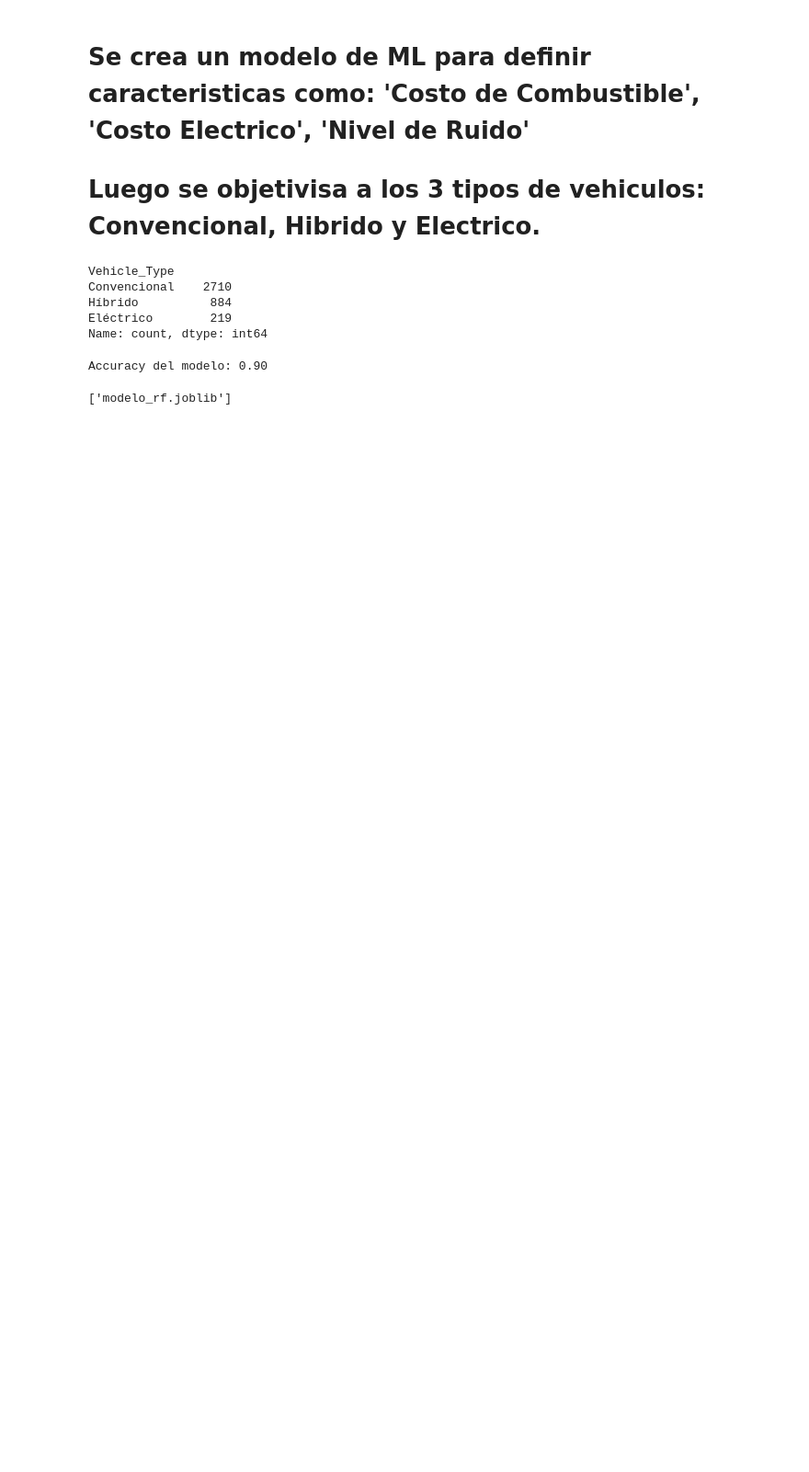
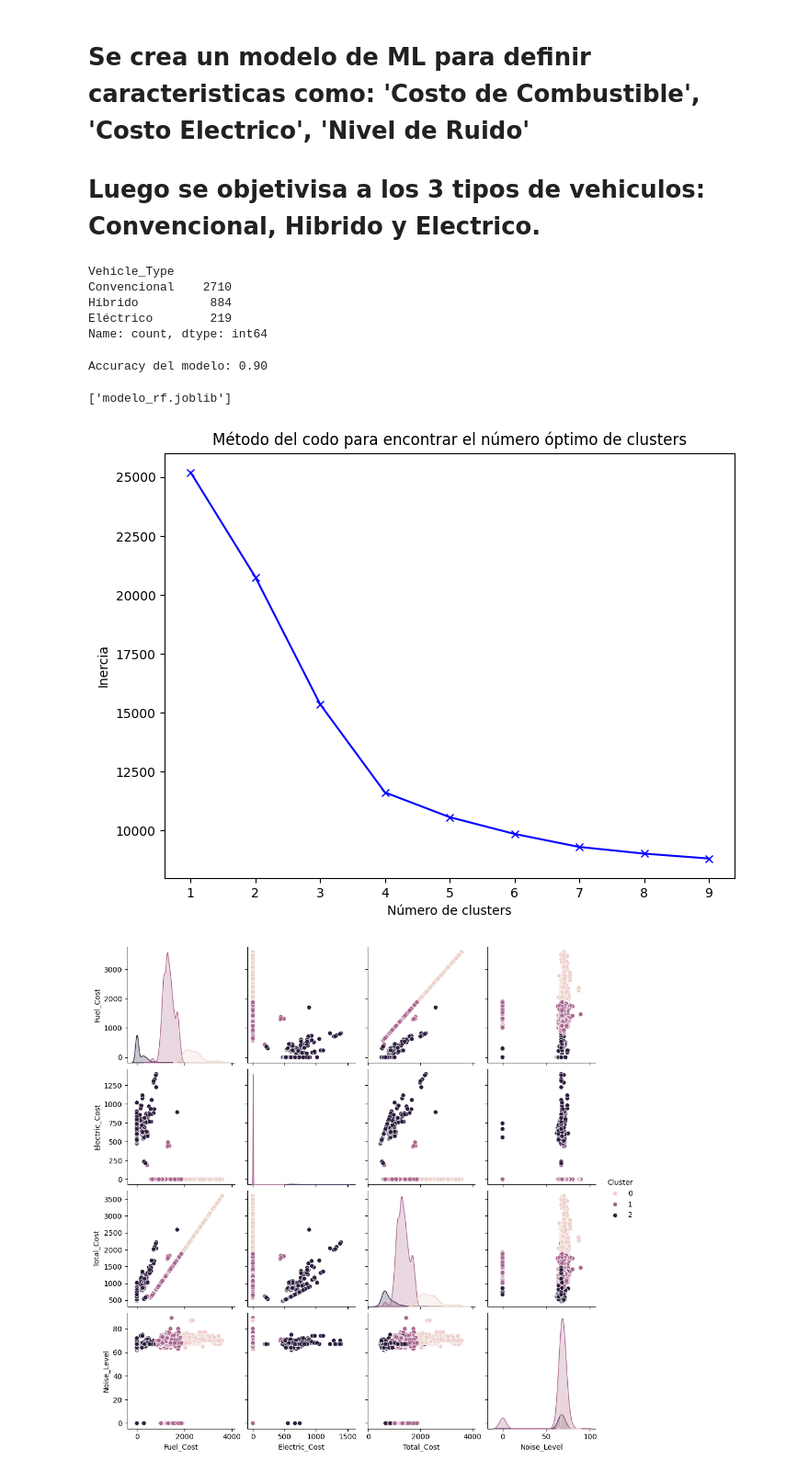
Before and after one commit to GLibardoAlarcon/Proyecto_Finalizado_Streamlit, a Jupyter notebook: Modelos_ML/ML_2.ipynb, the cells around one changed output. Shown at 92% size. Drawn from its saved outputs; the diff is of its cells as text; code cells hidden in the pictures; blank space fills up the shorter version.

```diff
--- a/Modelos_ML/ML_2.ipynb
+++ b/Modelos_ML/ML_2.ipynb
@@ -66,0 +69,62 @@ joblib.dump(model, 'modelo_rf.joblib')
+# %%
+import pandas as pd
+from sklearn.preprocessing import StandardScaler, OneHotEncoder
+from sklearn.cluster import KMeans
+import matplotlib.pyplot as plt
+import seaborn as sns
+
+# Cargar los datos
+df = pd.read_csv('../Data/costo_operacional_vehiculos_clean.csv')
+
+# Seleccionar las columnas relevantes para la clusterización
+columns_numerical = ['Fuel_Cost', 'Electric_Cost', 'Total_Cost', 'Noise_Level']
+columns_categorical = ['Fuel_Type', 'Manuf', 'Model']
+
+# Normalizar los datos numéricos
+scaler = StandardScaler()
+df_scaled_numerical = scaler.fit_transform(df[columns_numerical])
+
+# Codificar las variables categóricas
+encoder = OneHotEncoder(sparse_output=False)  # Cambiar 'sparse=False' a 'sparse_output=False'
+df_encoded_categorical = encoder.fit_transform(df[columns_categorical])
+
+# Combinar las columnas numéricas normalizadas y las categóricas codificadas
+df_combined = pd.concat([pd.DataFrame(df_scaled_numerical), pd.DataFrame(df_encoded_categorical)], axis=1)
+
+# Método del codo para encontrar el número óptimo de clusters
+inertia = []
+K = range(1, 10)
+for k in K:
+    kmeans = KMeans(n_clusters=k, random_state=42)
+    kmeans.fit(df_combined)
+    inertia.append(kmeans.inertia_)
+
+# Graficar el método del codo
+plt.figure(figsize=(8, 6))
+plt.plot(K, inertia, 'bx-')
+plt.xlabel('Número de clusters')
+plt.ylabel('Inercia')
+plt.title('Método del codo para encontrar el número óptimo de clusters')
+plt.show()
+
+# Aplicar K-means con el número óptimo de clusters
+optimal_k = 3  # Ajustar según el gráfico del codo
+kmeans = KMeans(n_clusters=optimal_k, random_state=42)
+df['Cluster'] = kmeans.fit_predict(df_combined)
+
+# Visualizar los clusters
+sns.pairplot(df, hue='Cluster', vars=columns_numerical)
+plt.show()
+
+# Analizar los clusters
+# Seleccionar solo las columnas numéricas
+numeric_columns = df.select_dtypes(include=['number']).columns
+
+# Agrupar por cluster y calcular el promedio solo en las columnas numéricas
+cluster_summary = df.groupby('Cluster')[numeric_columns].mean()
+
+# Mostrar el resumen de los clusters
+print(cluster_summary)
+# %% [output]
+[figure, added]
+[figure, added]
```
Also changed, not shown: parts of 11 cells of this notebook, 6 other files.
